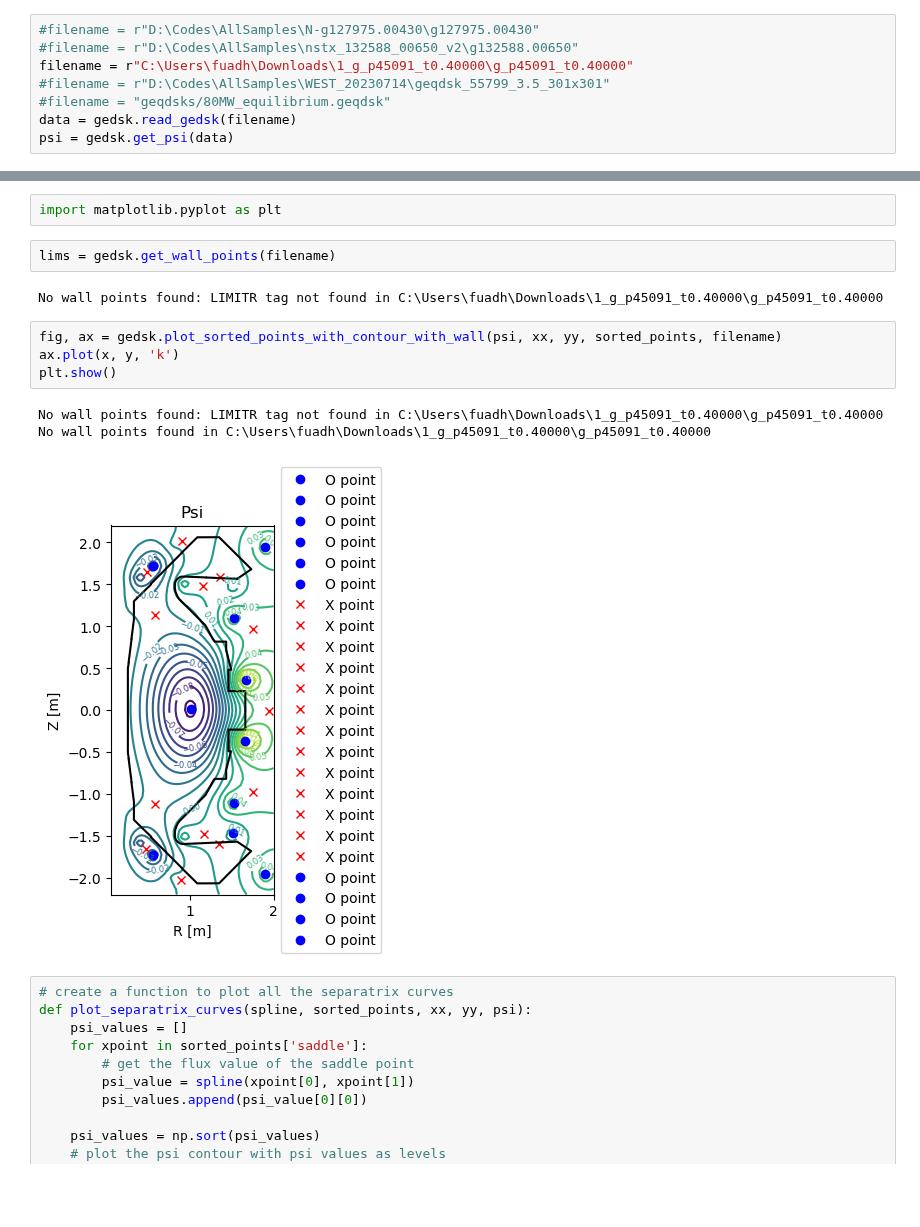
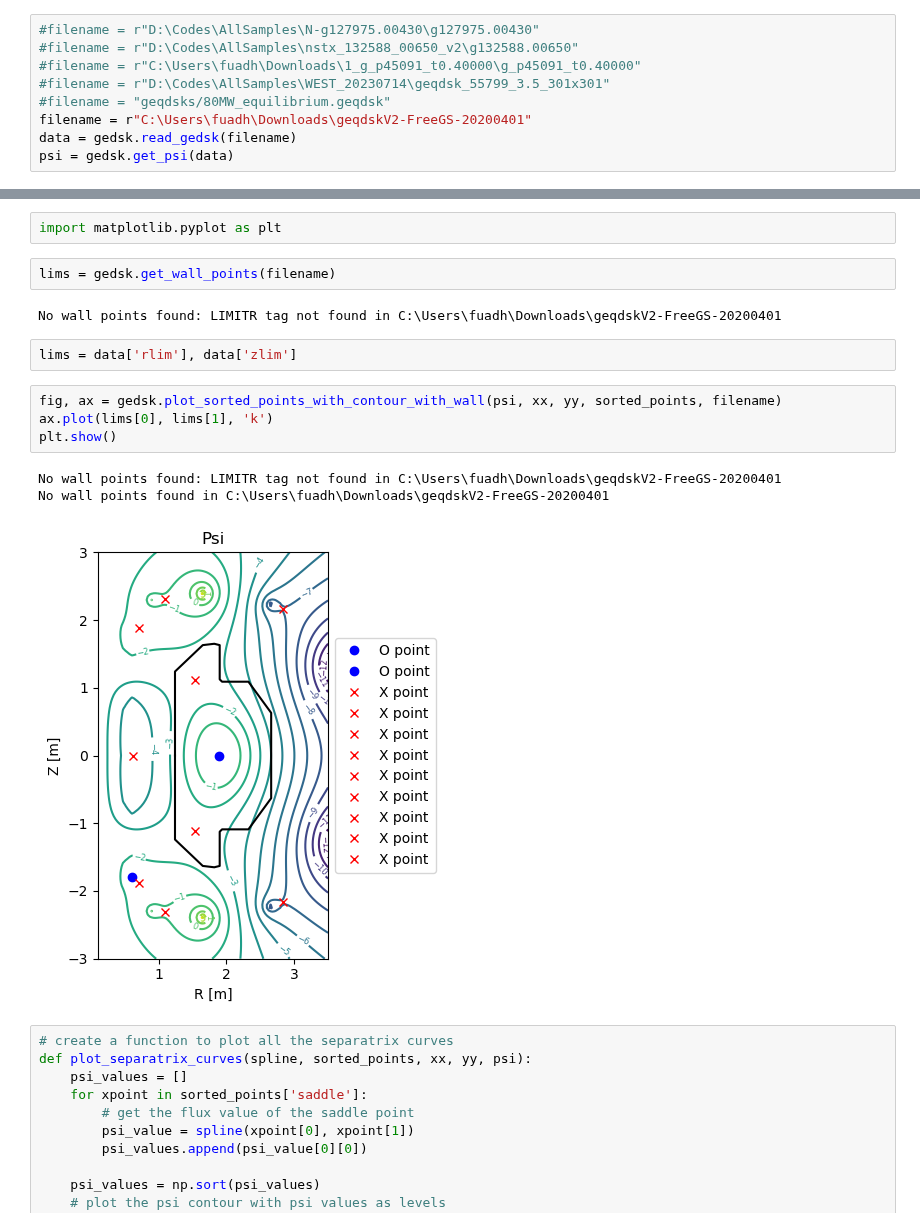
Before and after one commit to Fuad-HH/eqdsk2py, a Jupyter notebook: allCritPoints.ipynb, the cells around one changed output, grey strips where cells are left out. Drawn from its saved outputs; the diff is of its cells as text; blank space fills up the shorter version.

```diff
--- a/allCritPoints.ipynb
+++ b/allCritPoints.ipynb
@@ -6,9 +6,10 @@ import numpy as np
 # %%
 #filename = r"D:\Codes\AllSamples\N-g127975.00430\g127975.00430"
 #filename = r"D:\Codes\AllSamples\nstx_132588_00650_v2\g132588.00650"
-filename = r"C:\Users\fuadh\Downloads\1_g_p45091_t0.40000\g_p45091_t0.40000"
+#filename = r"C:\Users\fuadh\Downloads\1_g_p45091_t0.40000\g_p45091_t0.40000"
 #filename = r"D:\Codes\AllSamples\WEST_20230714\geqdsk_55799_3.5_301x301"
 #filename = "geqdsks/80MW_equilibrium.geqdsk"
+filename = r"C:\Users\fuadh\Downloads\geqdskV2-FreeGS-20200401"
 data = gedsk.read_gedsk(filename)
 psi = gedsk.get_psi(data)
 # %%
@@ -82,15 +71,17 @@ import matplotlib.pyplot as plt
 # %%
 lims = gedsk.get_wall_points(filename)
 # %% [output]
-No wall points found: LIMITR tag not found in C:\Users\fuadh\Downloads\1_g_p45091_t0.40000\g_p45091_t0.40000
+No wall points found: LIMITR tag not found in C:\Users\fuadh\Downloads\geqdskV2-FreeGS-20200401
+# %%
+lims = data['rlim'], data['zlim']
 # %%
 fig, ax = gedsk.plot_sorted_points_with_contour_with_wall(psi, xx, yy, sorted_points, filename)
-ax.plot(x, y, 'k')
+ax.plot(lims[0], lims[1], 'k')
 plt.show()
 # %% [output]
-No wall points found: LIMITR tag not found in C:\Users\fuadh\Downloads\1_g_p45091_t0.40000\g_p45091_t0.40000
-No wall points found in C:\Users\fuadh\Downloads\1_g_p45091_t0.40000\g_p45091_t0.40000
+No wall points found: LIMITR tag not found in C:\Users\fuadh\Downloads\geqdskV2-FreeGS-20200401
+No wall points found in C:\Users\fuadh\Downloads\geqdskV2-FreeGS-20200401
-[figure, old version]
+[figure, new version]
 # %%
 # create a function to plot all the separatrix curves
 def plot_separatrix_curves(spline, sorted_points, xx, yy, psi):
```
Also changed, not shown: parts of 6 cells of this notebook, 3 other files.
